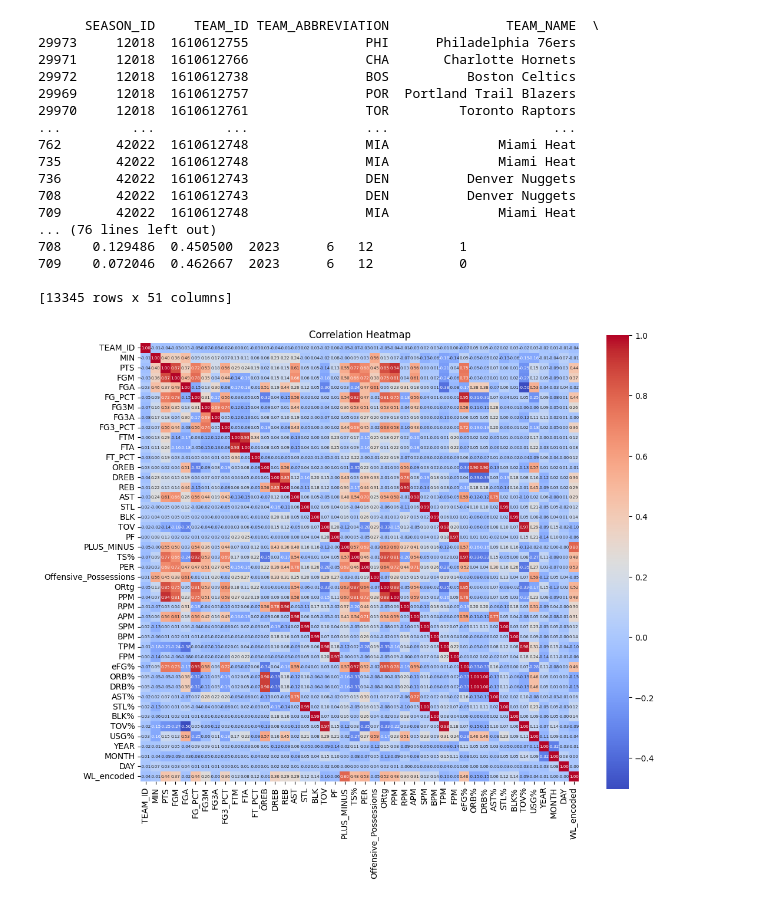
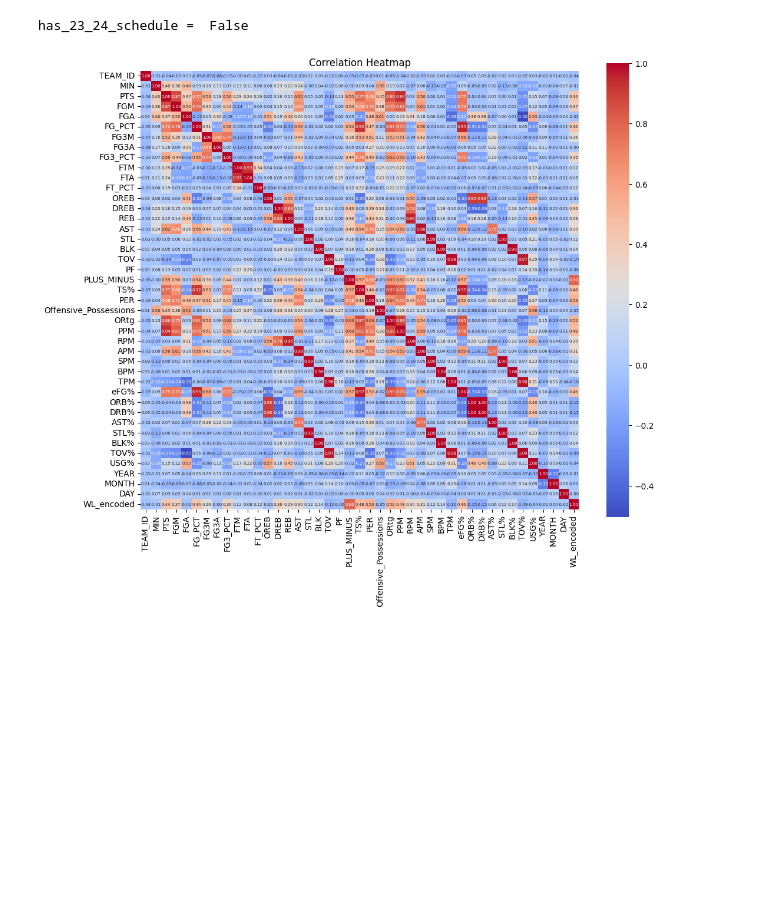
Before and after one commit to ghadfield32/nba_analysis, a Jupyter notebook: nba_lr_22_23_season.ipynb, the cells around one changed output. Cells and saved outputs as stored; diff of their text form; code cells hidden in the pictures; blank space fills up the shorter version.

Commit message:
Updated with functions for per min metrics and extra log reg and random forest accuracy graphs

```diff
--- a/nba_lr_22_23_season.ipynb
+++ b/nba_lr_22_23_season.ipynb
@@ -14,6 +14,9 @@ import seaborn as sns
 
 teams = teams.get_teams()
 #print(teams)
+
+# Set the option to display all columns
+pd.set_option('display.max_columns', None)
 
 all_games = leaguegamefinder.LeagueGameFinder().get_data_frames()[0]
 
@@ -43,26 +46,41 @@ data['Offensive_Possessions'] = data['FGA'] + 0.44 * data['FTA'] + data['TOV'] -
 data['ORtg'] = (data['PTS'] / data['Offensive_Possessions']) * 100
 #data['DRtg'] = (data['Points_Allowed'] / data['Defensive_Possessions']) * 100
 
+# add per min function
+def per_min(col):
+    # Create a new column name based on the input column's name
+    column_pm = col.name[0] + 'PM'
+
+    # Set the new column's values to the per-minute values of the input column
+    data[column_pm] = col / data['MIN']
+
 #add points per minute
-data['PPM'] = data['PTS'] / data['MIN']
+#data['PPM'] = data['PTS'] / data['MIN']
+per_min(data['PTS'])
 
 #adding rebounds per minute
-data['RPM'] = data['REB'] / data['MIN']
+#data['RPM'] = data['REB'] / data['MIN']
+per_min(data['REB'])
 
 #adding assists per minute
-data['APM'] = data['AST'] / data['MIN']
+#data['APM'] = data['AST'] / data['MIN']
+per_min(data['AST'])
 
 #adding steals per minute
-data['SPM'] = data['STL'] / data['MIN']
+#data['SPM'] = data['STL'] / data['MIN']
+per_min(data['STL'])
 
 #adding blocks per minute
-data['BPM'] = data['BLK'] / data['MIN']
+#data['BPM'] = data['BLK'] / data['MIN']
+per_min(data['BLK'])
 
 #adding turnovers per minute
-data['TPM'] = data['TOV'] / data['MIN']
+#data['TPM'] = data['TOV'] / data['MIN']
+per_min(data['TOV'])
 
 #adding fouls per minute
-data['FPM'] = data['PF'] / data['MIN']
+#data['FPM'] = data['PF'] / data['MIN']
+per_min(data['PF'])
 
 #adding eFG%
 data['eFG%'] = (data['FGM'] + 0.5 * data['FG3M']) / data['FGA']
@@ -130,8 +148,8 @@ data_encoded = data.dropna()
 #data_encoded_selected = data_encoded.iloc[:, :40]
 
 # Check if the 2022-2023 NBA season is in the data. previous year was released on 8/17, see if in data then
-#has_23_24_schedule = any(data_encoded_selected['SEASON_ID'] == 42023)
-#print('has_23_24_schedule = ',has_23_24_schedule)
+has_23_24_schedule = any(data_encoded['SEASON_ID'] == 42023)
+print('has_23_24_schedule = ',has_23_24_schedule)
 
 
 # Filter the data for the 2022-2023 NBA season - changing to 1979-2023
@@ -147,7 +165,7 @@ season_data = season_data.sort_values(by=['GAME_DATE','GAME_ID'])
 
 # Encode 'WL' column as 1 for 'W' (win) and 0 for 'L' (loss)
 season_data['WL_encoded'] = season_data['WL'].apply(lambda x: 1 if x == 'W' else 0)
-print(season_data)
+#print(season_data)
 
 
 # Reorder the columns in the DataFrame to place 'WL_encoded' at the end
@@ -187,25 +205,9 @@ Try using .loc[row_indexer,col_indexer] = value instead
 Try using .loc[row_indexer,col_indexer] = value instead
 
 See the caveats in the documentation: https://pandas.pydata.org/pandas-docs/stable/user_guide/indexing.html#returning-a-view-versus-a-copy
   data['DAY'] = data['GAME_DATE'].dt.day
-      SEASON_ID     TEAM_ID TEAM_ABBREVIATION               TEAM_NAME  \
-29973     12018  1610612755               PHI      Philadelphia 76ers
-29971     12018  1610612766               CHA       Charlotte Hornets
-29972     12018  1610612738               BOS          Boston Celtics
-29969     12018  1610612757               POR  Portland Trail Blazers
-29970     12018  1610612761               TOR         Toronto Raptors
-...         ...         ...               ...                     ...
-762       42022  1610612748               MIA              Miami Heat
-735       42022  1610612748               MIA              Miami Heat
-736       42022  1610612743               DEN          Denver Nuggets
-708       42022  1610612743               DEN          Denver Nuggets
-709       42022  1610612748               MIA              Miami Heat
-... (76 lines left out)
-708    0.129486  0.450500  2023      6   12           1
-709    0.072046  0.462667  2023      6   12           0
-
-[13345 rows x 51 columns]
+has_23_24_schedule =  False
-[figure, old version]
+[figure, new version]
 # %%
 #PRE_PROCESSING STEP
 
```
Also changed, not shown: parts of 10 cells of this notebook.
